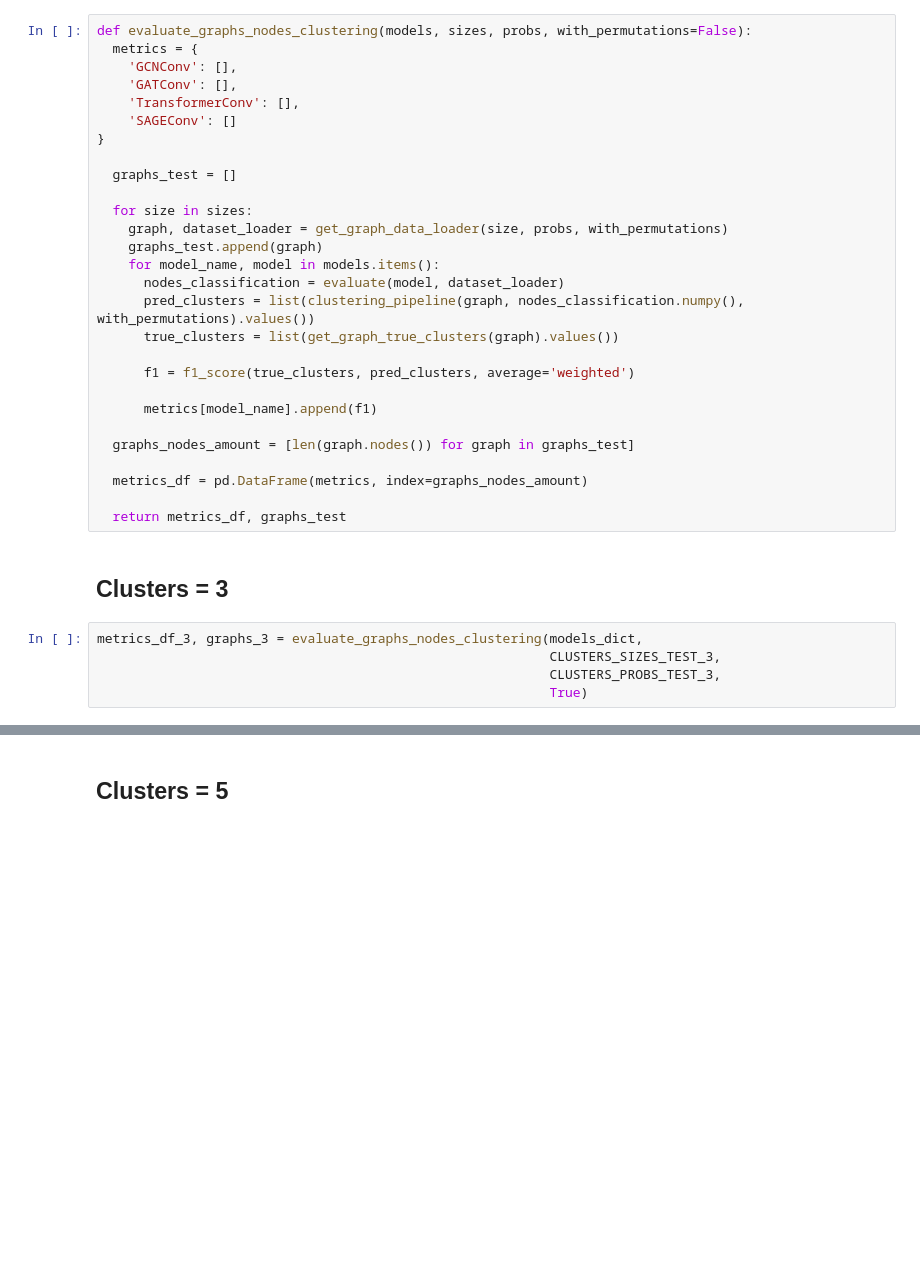
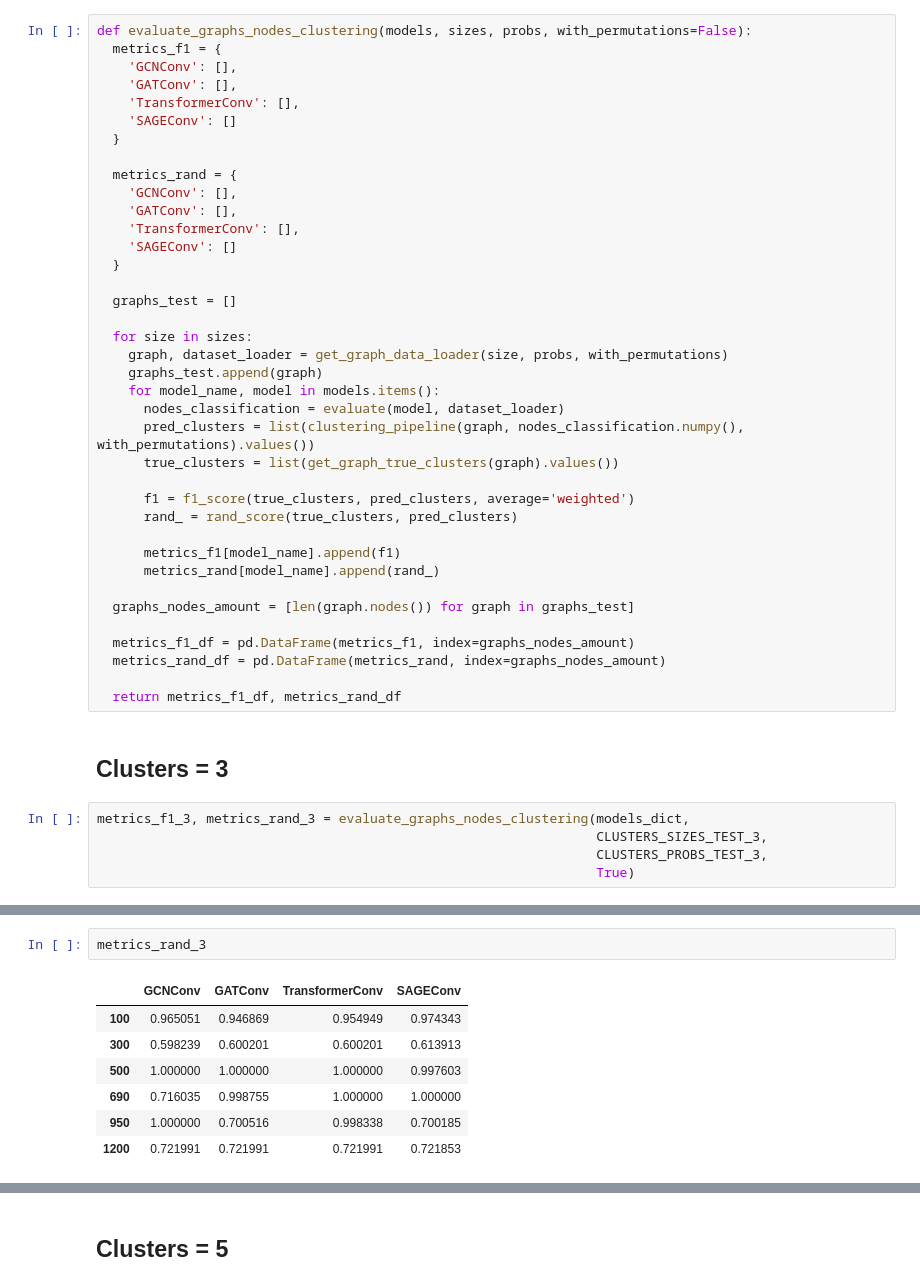
Before and after one commit to honeyshi/node_embeddings_clustering, a Jupyter notebook: Clustering.ipynb, the cells around one changed output, grey strips where cells are left out. Saved outputs shown, nothing was run; the diff lists cells and outputs as text; blank space fills up the shorter version.

```diff
--- a/Clustering.ipynb
+++ b/Clustering.ipynb
@@ -488,12 +477,19 @@ CLUSTERS_SIZES_TEST_10 = [
                     ]
 # %%
 def evaluate_graphs_nodes_clustering(models, sizes, probs, with_permutations=False):
-  metrics = {
+  metrics_f1 = {
     'GCNConv': [],
     'GATConv': [],
     'TransformerConv': [],
     'SAGEConv': []
-}
+  }
+
+  metrics_rand = {
+    'GCNConv': [],
+    'GATConv': [],
+    'TransformerConv': [],
+    'SAGEConv': []
+  }
 
   graphs_test = []
 
@@ -506,18 +502,21 @@ def evaluate_graphs_nodes_clustering(models, sizes, probs, with_permutations=Fal
       true_clusters = list(get_graph_true_clusters(graph).values())
 
       f1 = f1_score(true_clusters, pred_clusters, average='weighted')
+      rand_ = rand_score(true_clusters, pred_clusters)
 
-      metrics[model_name].append(f1)
+      metrics_f1[model_name].append(f1)
+      metrics_rand[model_name].append(rand_)
 
   graphs_nodes_amount = [len(graph.nodes()) for graph in graphs_test]
 
-  metrics_df = pd.DataFrame(metrics, index=graphs_nodes_amount)
+  metrics_f1_df = pd.DataFrame(metrics_f1, index=graphs_nodes_amount)
+  metrics_rand_df = pd.DataFrame(metrics_rand, index=graphs_nodes_amount)
 
-  return metrics_df, graphs_test
+  return metrics_f1_df, metrics_rand_df
 # %% [markdown]
 ## Clusters = 3
 # %%
-metrics_df_3, graphs_3 = evaluate_graphs_nodes_clustering(models_dict,
-                                                          CLUSTERS_SIZES_TEST_3,
-                                                          CLUSTERS_PROBS_TEST_3,
-                                                          True)
+metrics_f1_3, metrics_rand_3 = evaluate_graphs_nodes_clustering(models_dict,
+                                                                CLUSTERS_SIZES_TEST_3,
+                                                                CLUSTERS_PROBS_TEST_3,
+                                                                True)
@@ -534 +533,11 @@ metrics_df_3
+# %%
+metrics_rand_3
+# %% [output]
+|  | GCNConv | GATConv | TransformerConv | SAGEConv |
+| 100 | 0.965051 | 0.946869 | 0.954949 | 0.974343 |
+| 300 | 0.598239 | 0.600201 | 0.600201 | 0.613913 |
+| 500 | 1.000000 | 1.000000 | 1.000000 | 0.997603 |
+| 690 | 0.716035 | 0.998755 | 1.000000 | 1.000000 |
+| 950 | 1.000000 | 0.700516 | 0.998338 | 0.700185 |
+| 1200 | 0.721991 | 0.721991 | 0.721991 | 0.721853 |
 # %%
```
Also changed, not shown: parts of 39 cells of this notebook.
